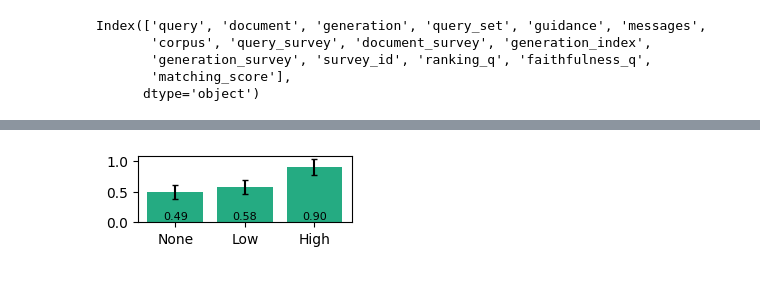
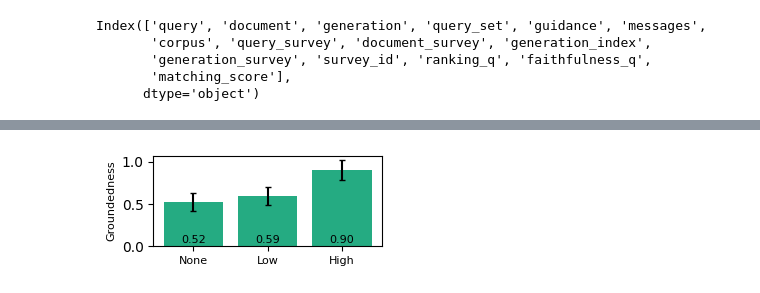
Before and after one commit to DigitalHarborFoundation/rag-for-math-qa, a Jupyter notebook: notebooks/SurveyDataAnalysis.ipynb, the cells around one changed output, grey strips where cells are left out. Saved outputs shown, nothing was run; the diff lists cells and outputs as text; code cells hidden in the pictures.

```diff
--- a/notebooks/SurveyDataAnalysis.ipynb
+++ b/notebooks/SurveyDataAnalysis.ipynb
@@ -1033,3 +1034,7 @@ fig.savefig(figures_dir / "guidance_autometrics.pdf", bbox_inches="tight", pad_i
 plt.show()
 # %% [output]
 [figure]
+# %%
+# merge in relevance
+autometric_relevance_df = autometric_df.merge(mean_relevance_series, on="query")
+autometric_relevance_df.head(1)
@@ -1035,0 +1044,9 @@ plt.show()
+# %%
+for guidance in ["none", "low", "high", "all"]:
+    for metric in ["f1", "bleurt", "bertscore"]:
+        if guidance == "all":
+            sdf = autometric_relevance_df
+        else:
+            sdf = autometric_relevance_df[autometric_relevance_df.guidance == guidance]
+        r, p = scipy.stats.pearsonr(sdf[metric], sdf.mean_relevance)
+        print(f"{metric=} {guidance=} n={len(sdf)} r={r:.4f} (p={p:.4f}, p_bonf.={p*9:.4f})")
@@ -1412,10 +1437,10 @@ survey_question_df[(survey_question_df.survey_id == "Rori+survey+2") & (survey_q
 # %%
-# map joined_df iloc 26 to survey_question_df iloc 15
+# map joined_df iloc 26 to the survey_question_df iloc that corresponds
 for survey_column in survey_question_df.columns:
     source_column = survey_column
     if survey_column in question_df.columns:
         source_column = survey_column + "_survey"
-    joined_df.loc[26, source_column] = survey_question_df.iloc[15][survey_column]
+    joined_df.loc[26, source_column] = survey_question_df.iloc[105][survey_column]
 joined_df.iloc[26]
 # %% [output]
 query                Can someone help me with what an irrational nu...
@@ -1603,7 +1655,9 @@ def get_mean_faithfulness(group):
 
 
 faithfulness_df = (
-    df.groupby(["survey_id", "faithfulness_q", "guidance"]).faithfulness.apply(get_mean_faithfulness).reset_index()
+    df.groupby(["survey_id", "faithfulness_q", "query", "mean_relevance", "guidance"])
+    .faithfulness.apply(get_mean_faithfulness)
+    .reset_index()
 )
 faithfulness_df.head()
 # %% [output]
@@ -1630,34 +1715,29 @@ faithfulness_df.groupby("guidance").faithfulness.mean().reset_index()
 # %%
 sdf = annotator_faithfulness_df
-guidance_short_name_map = {
-    "none": "None",
-    "low": "L",
-    "high": "H",
-}
 color = matplotlib.cm.viridis(0.61)
 
-fig, ax = plt.subplots(1, 1, figsize=(COLUMN_WIDTH_IN / 2, 1.2))
+fig, ax = plt.subplots(1, 1, figsize=(COLUMN_WIDTH_IN / 2, 1.1))
 
 guidance_conditions = ["none", "low", "high"]
 for i, guidance in enumerate(guidance_conditions):
     ssdf = sdf[sdf.guidance == guidance]
     mean = ssdf.faithfulness.mean()
     low, high = statsmodels.stats.weightstats.zconfint(ssdf.faithfulness, alpha=0.05)
     low_delta = mean - low
     high_delta = high - mean
     ax.bar(i, mean, color=color)
     ax.errorbar((i,), (mean,), yerr=((low_delta,), (high_delta,)), color="black", capsize=2)
     ax.text(i, 0.02, f"{mean:.2f}", va="bottom", ha="center", fontsize=8)
-ax.set_xticks([0, 1, 2], ["None", "Low", "High"])
+ax.set_xticks([0, 1, 2], ["None", "Low", "High"], fontsize=8)
 ax.set_yticks([0, 0.5, 1])
-# ax.set_ylabel("Faithfulness")
+ax.set_ylabel("Groundedness", fontsize=8)
 # caption: mean faithfulness on the ordinal None (0), Partial (1), Perfect (2) scale
 
-fig.tight_layout()
-fig.savefig(figures_dir / "mean_faithfulness.pdf", bbox_inches="tight", pad_inches=0.011, dpi=DPI)
+fig.tight_layout(pad=0)
+fig.savefig(figures_dir / "faithfulness_by_guidance.pdf", bbox_inches="tight", pad_inches=0.011, dpi=DPI)
 plt.show()
 # %% [output]
-[figure, old version]
+[figure, new version]
 # %%
 # Difference between faithfulness in the guidance conditions?
 statsmodels.stats.oneway.anova_oneway(
```
Also changed, not shown: parts of 52 cells of this notebook, 11 other files.
